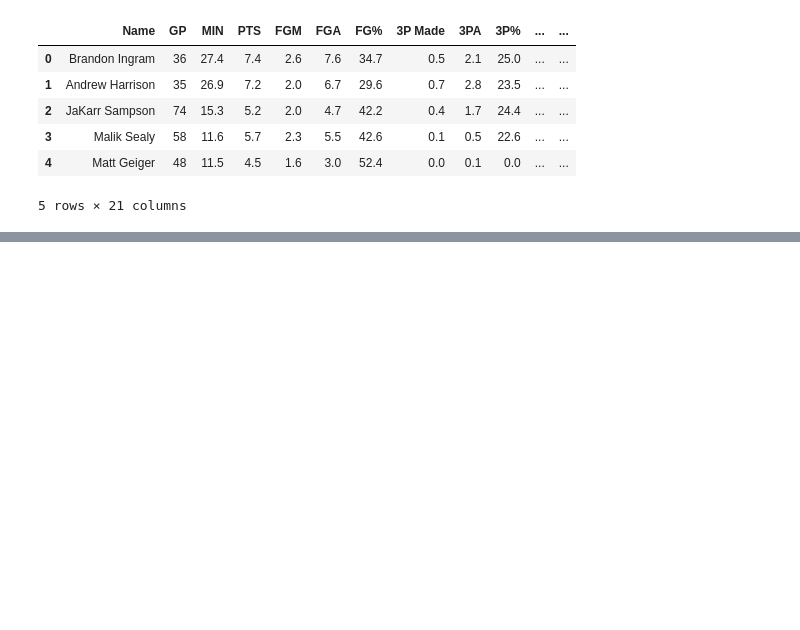
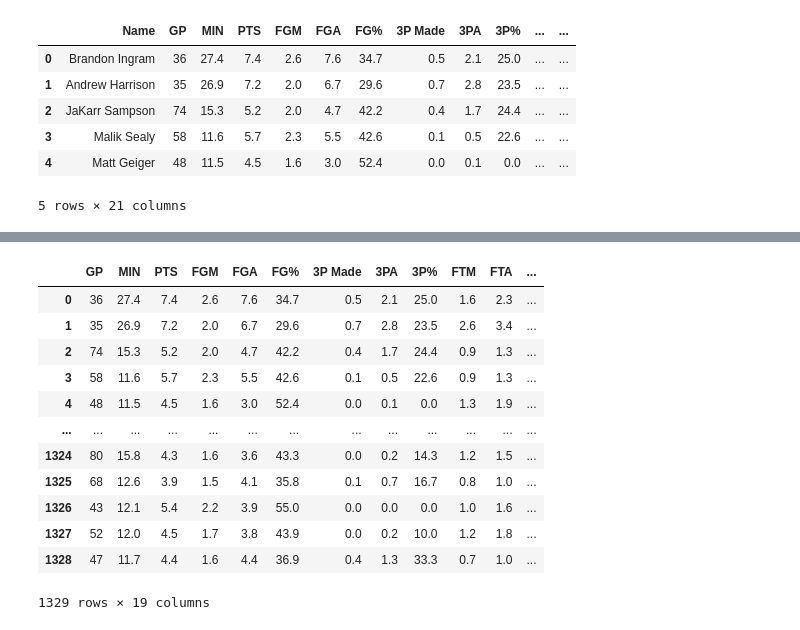
Before and after one commit to VicenteMontenegro/CienciasdeDatos, a Jupyter notebook: ExamenCssDatosEconomia.ipynb, the cells around one changed output, grey strips where cells are left out. Saved outputs shown, nothing was run; the diff lists cells and outputs as text; code cells hidden in the pictures; blank space fills up the shorter version.

```diff
--- a/ExamenCssDatosEconomia.ipynb
+++ b/ExamenCssDatosEconomia.ipynb
@@ -26,3 +29,21 @@ nba.describe()
 | 50% | 63.000000 | 16.100000 | 5.600000 | 2.100000 | 4.800000 | 43.900000 | 0.100000 | 0.300000 | 22.400000 | 1.000000 | 1.500000 | ... |
 | 75% | 77.000000 | 22.900000 | 8.800000 | 3.400000 | 7.500000 | 47.800000 | 0.400000 | 1.200000 | 32.500000 | 1.700000 | 2.300000 | ... |
 | max | 82.000000 | 40.900000 | 28.200000 | 10.200000 | 19.800000 | 73.700000 | 2.300000 | 6.500000 | 100.000000 | 7.700000 | 10.200000 | ... |
+# %%
+#Selección de variables continuias
+v_con = nba.drop(columns = ['Name', 'TARGET_5Yrs'])
+v_con
+# %% [output]
+|  | GP | MIN | PTS | FGM | FGA | FG% | 3P Made | 3PA | 3P% | FTM | FTA | ... |
+| 0 | 36 | 27.4 | 7.4 | 2.6 | 7.6 | 34.7 | 0.5 | 2.1 | 25.0 | 1.6 | 2.3 | ... |
+| 1 | 35 | 26.9 | 7.2 | 2.0 | 6.7 | 29.6 | 0.7 | 2.8 | 23.5 | 2.6 | 3.4 | ... |
+| 2 | 74 | 15.3 | 5.2 | 2.0 | 4.7 | 42.2 | 0.4 | 1.7 | 24.4 | 0.9 | 1.3 | ... |
+| 3 | 58 | 11.6 | 5.7 | 2.3 | 5.5 | 42.6 | 0.1 | 0.5 | 22.6 | 0.9 | 1.3 | ... |
+| 4 | 48 | 11.5 | 4.5 | 1.6 | 3.0 | 52.4 | 0.0 | 0.1 | 0.0 | 1.3 | 1.9 | ... |
+| ... | ... | ... | ... | ... | ... | ... | ... | ... | ... | ... | ... | ... |
+| 1324 | 80 | 15.8 | 4.3 | 1.6 | 3.6 | 43.3 | 0.0 | 0.2 | 14.3 | 1.2 | 1.5 | ... |
+| 1325 | 68 | 12.6 | 3.9 | 1.5 | 4.1 | 35.8 | 0.1 | 0.7 | 16.7 | 0.8 | 1.0 | ... |
+| 1326 | 43 | 12.1 | 5.4 | 2.2 | 3.9 | 55.0 | 0.0 | 0.0 | 0.0 | 1.0 | 1.6 | ... |
+| 1327 | 52 | 12.0 | 4.5 | 1.7 | 3.8 | 43.9 | 0.0 | 0.2 | 10.0 | 1.2 | 1.8 | ... |
+| 1328 | 47 | 11.7 | 4.4 | 1.6 | 4.4 | 36.9 | 0.4 | 1.3 | 33.3 | 0.7 | 1.0 | ... |
+1329 rows × 19 columns
```
Also changed, not shown: parts of 12 cells of this notebook, 1 other file.
